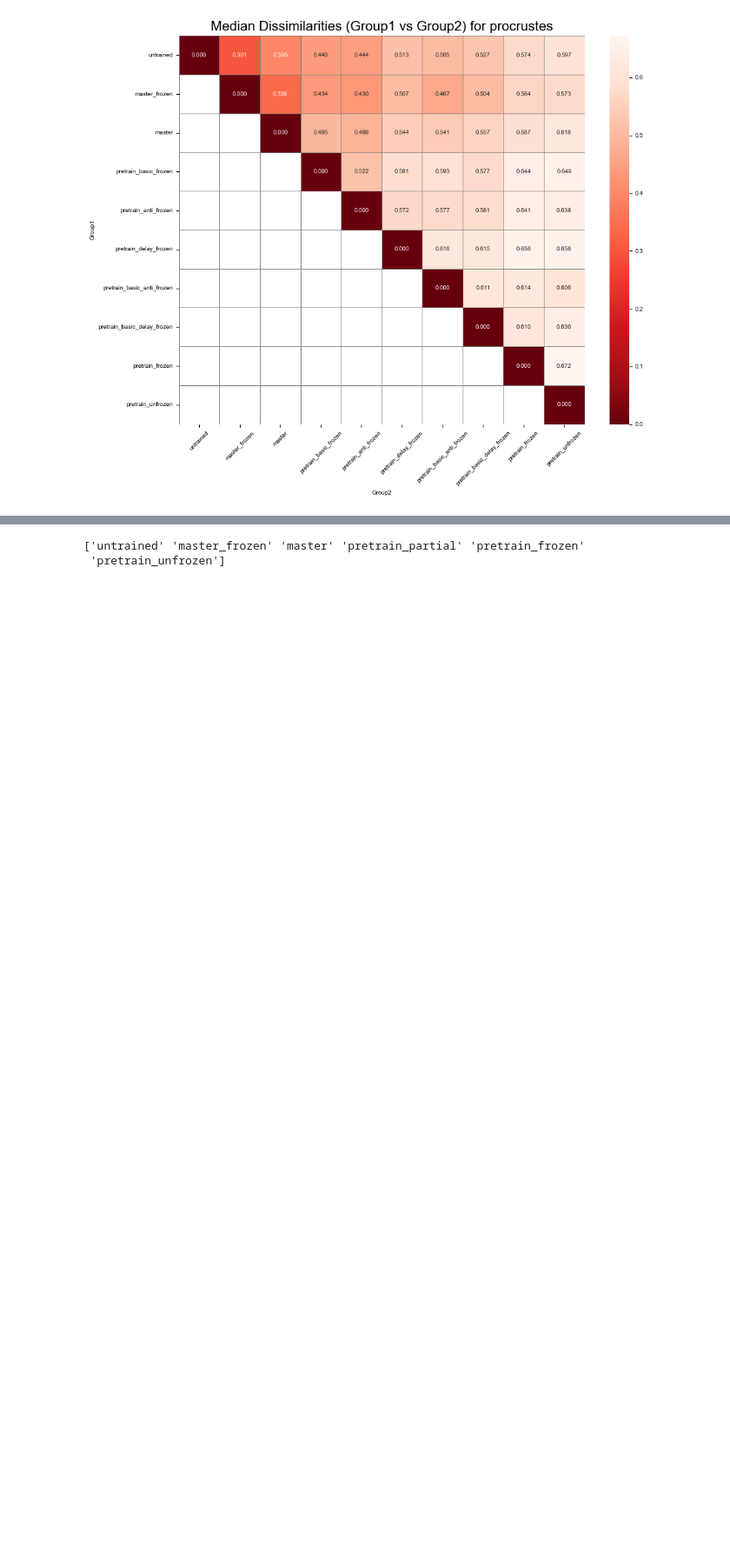
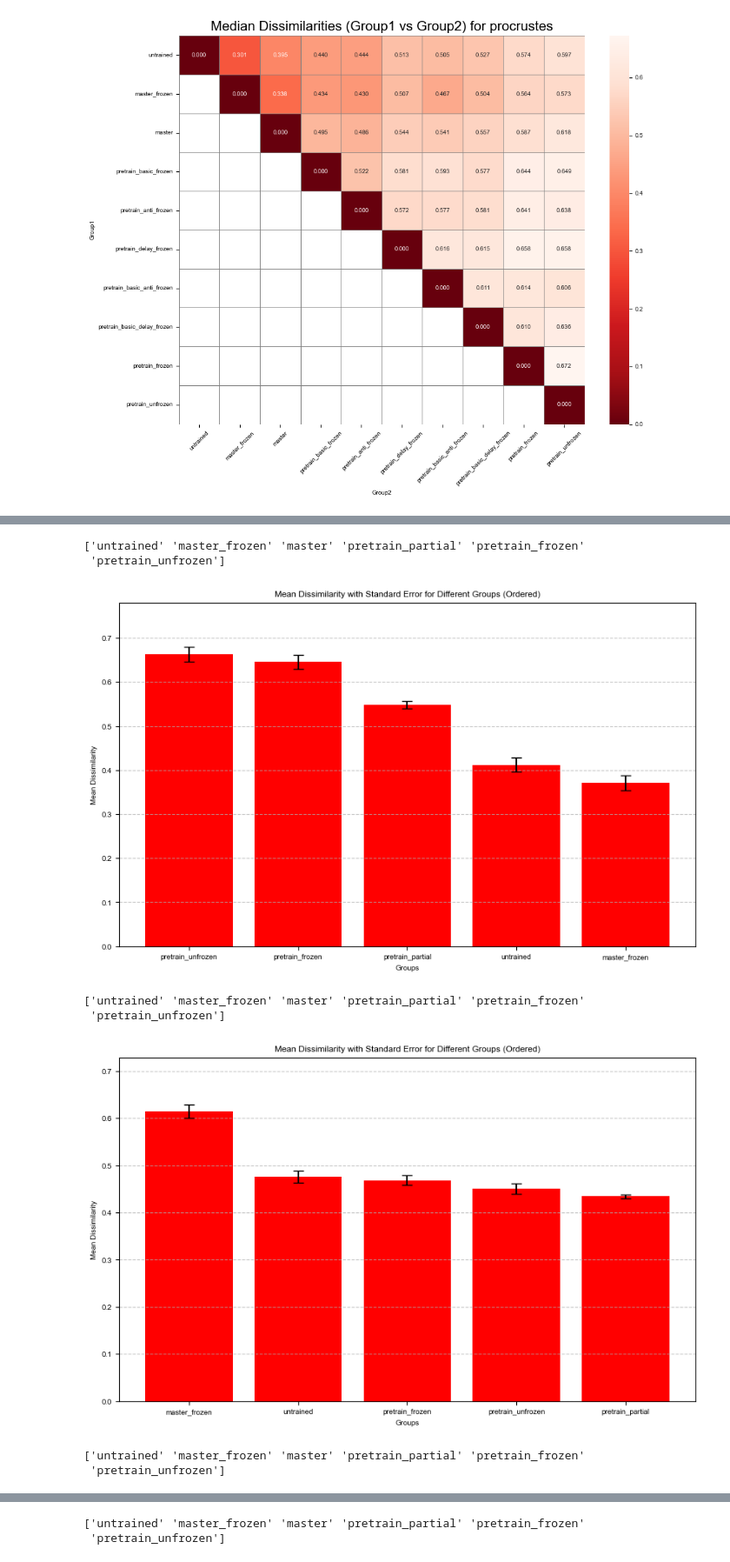
Before and after one commit to qglht/RepAL, a Jupyter notebook: notebooks/analysis_mamba.ipynb, the cells around one changed output, grey strips where cells are left out. Shown at 87% size. Saved outputs shown, nothing was run; the diff lists cells and outputs as text; code cells hidden in the pictures; blank space fills up the shorter version.

```diff
--- a/notebooks/analysis_mamba.ipynb
+++ b/notebooks/analysis_mamba.ipynb
@@ -256,0 +174,42 @@ See the caveats in the documentation: https://pandas.pydata.org/pandas-docs/stab
+# %%
+from numpy import mean
+
+
+for measure in measures:
+    # Create a bar chart with error bars
+    df_standard = t_standart_error_dissimilarity_all_groups(df_selected, measure)
+    groups, mean_dissimilarities, standard_errors = (
+        df_standard["group"],
+        df_standard["mean_dissimilarities"],
+        df_standard["standard_errors"],
+    )
+    # Step 1: Zip the data together and sort by mean_dissimilarities in descending order
+    sorted_data = sorted(
+        zip(mean_dissimilarities, standard_errors, groups), reverse=True
+    )
+
+    # Step 2: Unzip the sorted data back into separate lists
+    mean_dissimilarities, standard_errors, groups = zip(*sorted_data)
+
+    # Step 3: Create the bar chart
+    plt.figure(figsize=(10, 6))
+    plt.bar(groups, mean_dissimilarities, yerr=standard_errors, capsize=5, color="red")
+    plt.xlabel("Groups")
+    plt.ylabel("Mean Dissimilarity")
+    plt.title("Mean Dissimilarity with Standard Error for Different Groups (Ordered)")
+    plt.ylim(
+        0, max(mean_dissimilarities) + max(standard_errors) + 0.1
+    )  # Adjust the y-axis limit if needed
+    plt.grid(True, axis="y", linestyle="--", alpha=0.7)
+
+    # Display the plot
+    plt.show()
+# %% [output]
+['untrained' 'master_frozen' 'master' 'pretrain_partial' 'pretrain_frozen'
+ 'pretrain_unfrozen']
+[figure, added]
+['untrained' 'master_frozen' 'master' 'pretrain_partial' 'pretrain_frozen'
+ 'pretrain_unfrozen']
+[figure, added]
+['untrained' 'master_frozen' 'master' 'pretrain_partial' 'pretrain_frozen'
+ 'pretrain_unfrozen']
```
Also changed, not shown: parts of 3 cells of this notebook, 5 other files.
